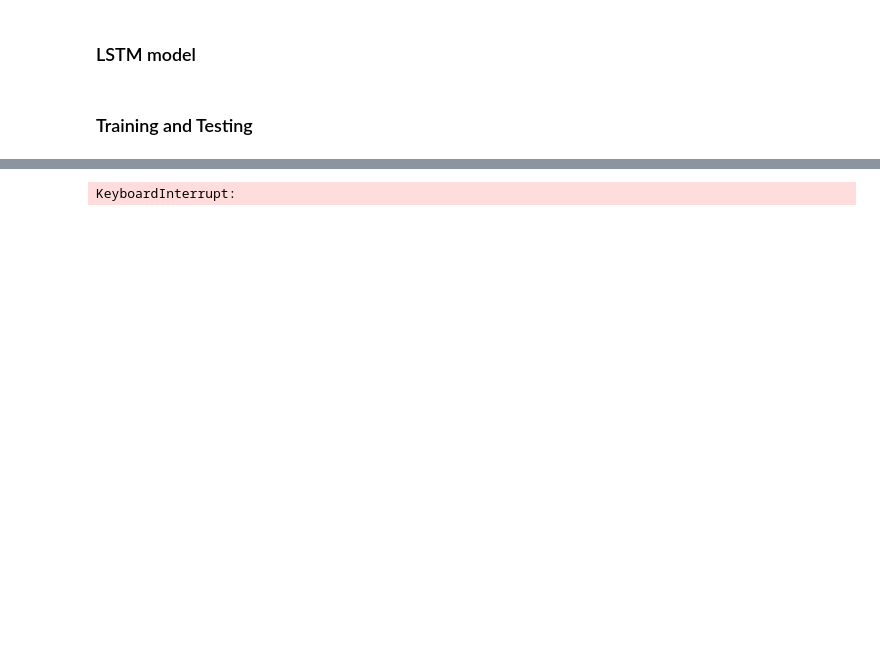
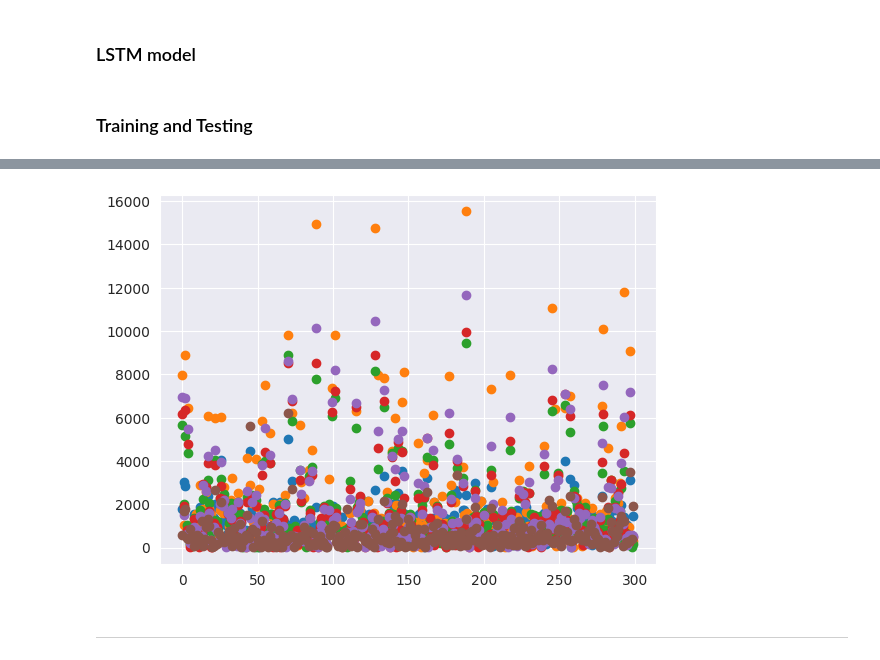
Before and after one commit to RicardoRamautar/AI-Trading-Bot, a Jupyter notebook: PricePrediction - standard/PricePrediction2.ipynb, the cells around one changed output, grey strips where cells are left out. Cells and saved outputs as stored; diff of their text form; code cells hidden in the pictures; blank space fills up the shorter version.

```diff
--- a/PricePrediction - standard/PricePrediction2.ipynb
+++ b/PricePrediction - standard/PricePrediction2.ipynb
@@ -19,13 +17,13 @@ tester = Tester
 # %%
 # Hyperparameters
 NUM_EPOCHS      = 1000
-LEARNING_RATE   = 0.001
+LEARNING_RATE   = 0.0001
 
-HIDDEN_SIZE     = 64            # Dimensionality of hidden units
-NUM_FC_FEATURES = 64           # Number of output features, first FF layer
-NUM_LSTM_LAYERS = 5             # Number of LSTM Layers
+HIDDEN_SIZE     = 32            # Dimensionality of hidden units
+NUM_FC_FEATURES = 128            # Number of output features, first FF layer
+NUM_LSTM_LAYERS = 2             # Number of LSTM Layers
 
-SEQ_LENGTH      = 60             # Length of inputs sequences
+SEQ_LENGTH      = 60            # Length of inputs sequences
 BATCH_SIZE      = 15
 
 # Regular parameters
@@ -163,8 +169,10 @@ class ModelInfo():
         self.outputs    = []
         self.loss       = float(0)
         self.model      = None
-        self.train_loader = None
-        self.val_loader   = None
+        self.train_loader  = None
+        self.val_loader    = None
+        self.input_scaler  = None
+        self.output_scaler = None
 
 # Store best model of every fold
 results = {i:ModelInfo() for i in range(nr_folds)}
@@ -177,9 +185,11 @@ for fold, (train_indices, val_indices) in enumerate(kf.split(X_train)):
     X_train_fold, y_train_fold  = X_train[train_indices], y_train[train_indices]
     X_val_fold, y_val_fold      = X_train[val_indices], y_train[val_indices]
 
-    X_train_fold, y_train_fold = normalize(X_train_fold, y_train_fold, fit=1)
-    X_val_fold, y_val_fold     = normalize(X_val_fold, y_val_fold, fit=0)
+    X_train_fold, y_train_fold, in_scaler, out_scaler = normalize(X_train_fold, y_train_fold, fit=1)
+    X_val_fold, y_val_fold, _, _                      = normalize(X_val_fold, y_val_fold, in_scaler, out_scaler, fit=0)
 
+    results[fold].input_scaler  = in_scaler
+    results[fold].output_scaler = out_scaler
 
     # Combine inputs and labels
     train_dataset_fold  = TensorDataset(X_train_fold, y_train_fold)
@@ -187,7 +197,7 @@ for fold, (train_indices, val_indices) in enumerate(kf.split(X_train)):
 
     # Create DataLoaders
     train_loader = DataLoader(train_dataset_fold, batch_size=BATCH_SIZE,
-                              shuffle=True, num_workers=1, pin_memory=True)
+                              shuffle=False, num_workers=1, pin_memory=True)
     val_loader   = DataLoader(val_dataset_fold, batch_size=BATCH_SIZE,
                               shuffle=False, num_workers=1, pin_memory=True)
 
@@ -213,30 +223,24 @@ for fold, (train_indices, val_indices) in enumerate(kf.split(X_train)):
             # Zero the gradients
             optimizer.zero_grad()
 
-            with autocast(device_type="cuda"):
-                # Forward pass
-                outputs = lstm.forward(inputs)
-                # Compute loss
-                loss = criterion(outputs, targets)
-
-            # Unscales gradients and calls or skips optimizer.step()
-            scaler.scale(loss).backward()
-
-            # Unscales gradients and calls or skips optimizer.step()
-            scaler.step(optimizer)
-
-            # Updates the scale for next iteration
-            scaler.update()
+            # Forward pass
+            outputs = lstm.forward(inputs)
+            # Compute loss
+            loss = criterion(outputs, targets)
+            # Backward pass
+            loss.backward()
+            # Parameter update
+            optimizer.step()
 
         val_results = ModelInfo()
         val_results.loss = 0
-        val_results.model = copy.copy(lstm.state_dict())
+        val_results.model = deepcopy(lstm.state_dict())
         with torch.no_grad():
             for i, val_data in enumerate(val_loader, 0):
                 val_inputs, val_targets = val_data
                 val_targets = val_targets.reshape(val_targets.shape[0], 1)
 
-                val_inputs = val_inputs.to(device)
+                val_inputs  = val_inputs.to(device)
                 val_targets = val_targets.to(device)
 
                 val_outputs = lstm.forward(val_inputs)
@@ -255,18 +259,19 @@ for fold, (train_indices, val_indices) in enumerate(kf.split(X_train)):
         val_results.loss /= len(val_loader)
 
         if results[fold].loss > val_results.loss:
-            val_results.train_loader = copy.copy(train_loader)
-            val_results.val_loader = copy.copy(val_loader)
-            results[fold] = copy.copy(val_results)
+            val_results.train_loader  = deepcopy(train_loader)
+            val_results.val_loader    = deepcopy(val_loader)
+            val_results.input_scaler  = deepcopy(results[fold].input_scaler)
+            val_results.output_scaler = deepcopy(results[fold].output_scaler)
+            results[fold]             = deepcopy(val_results)
+
             print(f'epoch {epoch} | validation loss: {val_results.loss} | new best model!')
             epochs_wo_improvement = 0
         else:
             print(f'epoch {epoch} | validation loss: {val_results.loss}')
             epochs_wo_improvement += 1
 
-
-
-    X_test_norm, y_test_norm = normalize(X_test, y_test)
+    X_test_norm, y_test_norm, _, _ = normalize(X_test, y_test, results[fold].input_scaler, results[fold].output_scaler, fit=0)
 
     lstm_test = LSTM(output_size, input_size, HIDDEN_SIZE, NUM_LSTM_LAYERS, NUM_FC_FEATURES).to(device)
 
@@ -282,8 +287,8 @@ for fold, (train_indices, val_indices) in enumerate(kf.split(X_train)):
     test_labels_np = y_test_norm.data.numpy()
     test_labels_np = test_labels_np.reshape(test_labels_np.shape[0], 1)
 
-    X_plot = feature_scaler.inverse_transform(test_output_np)
-    y_plot = label_scaler.inverse_transform(test_labels_np)
+    X_plot = results[fold].input_scaler.inverse_transform(test_output_np)
+    y_plot = results[fold].output_scaler.inverse_transform(test_labels_np)
 
     errors = np.abs(X_plot - y_plot)
     avg_error = np.mean(errors)
@@ -310 +317,3 @@ epoch 10 | validation loss: 0.09358748197555541
-KeyboardInterrupt:
+[figure, added]
+# %% [markdown]
+----
```
Also changed, not shown: parts of 7 cells of this notebook.
